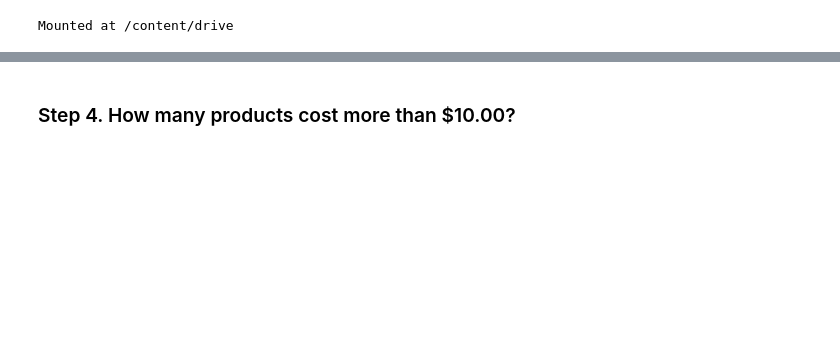
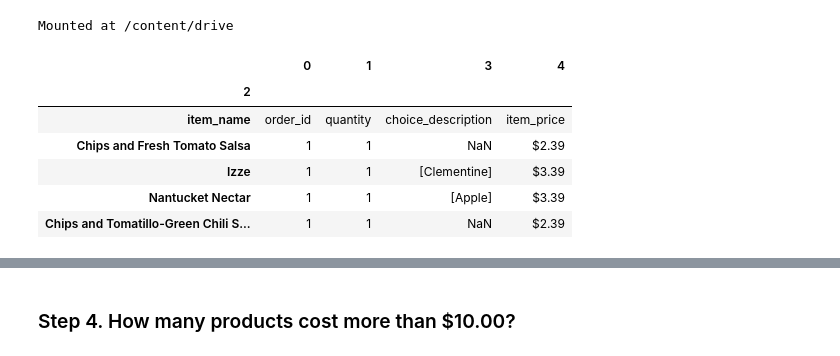
Before and after one commit to ericmuga253/Python-Data-, a Jupyter notebook: Exercises_(5).ipynb, the cells around one changed output, grey strips where cells are left out. Saved outputs shown, nothing was run; the diff lists cells and outputs as text; code cells hidden in the pictures; blank space fills up the shorter version.

```diff
--- a/Exercises_(5).ipynb
+++ b/Exercises_(5).ipynb
@@ -22,0 +35,11 @@ chipo=pd.read_csv('/content/drive/MyDrive/commissary-prices-20240417.csv')
+# %%
+chipo = pd.read_csv('/content/chipotle.tsv',  sep='\t', index_col=2, header=None, engine='python')
+chipo.head()
+# %% [output]
+|  | 0 | 1 | 3 | 4 |
+| 2 |  |  |  |  |
+| item_name | order_id | quantity | choice_description | item_price |
+| Chips and Fresh Tomato Salsa | 1 | 1 | NaN | $2.39 |
+| Izze | 1 | 1 | [Clementine] | $3.39 |
+| Nantucket Nectar | 1 | 1 | [Apple] | $3.39 |
+| Chips and Tomatillo-Green Chili S... | 1 | 1 | NaN | $2.39 |
```
Also changed, not shown: parts of 13 cells of this notebook.
